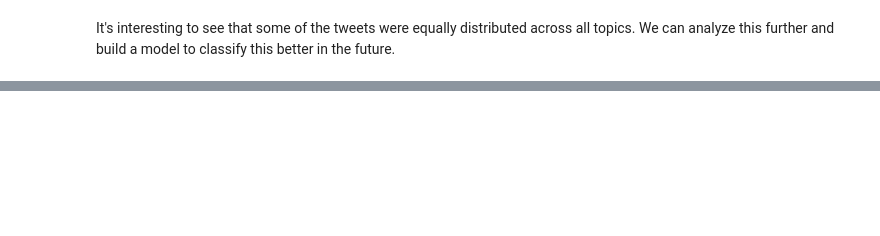
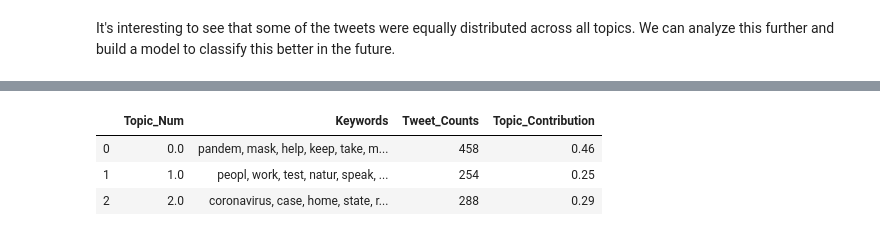
Before and after one commit to ddeeps2610/TopicModeling_COVID19, a Jupyter notebook: src/Topic_Modeling_On_Tweets_Around_COVID19.ipynb, the cells around one changed output, grey strips where cells are left out. Cells and saved outputs as stored; diff of their text form; code cells hidden in the pictures; blank space fills up the shorter version.

```diff
--- a/src/Topic_Modeling_On_Tweets_Around_COVID19.ipynb
+++ b/src/Topic_Modeling_On_Tweets_Around_COVID19.ipynb
@@ -723,0 +790,18 @@ topic_sent.head()
+# %%
+# Number of tweets per topic
+topic_counts = tweet_topics.Dominant_Topic.value_counts()
+topic_counts = topic_counts.rename_axis('Topic_Num').reset_index(name='Tweet_Counts')
+
+# Percentage of tweets for each topic
+topic_counts['Topic_Contribution'] = round(topic_counts.Tweet_Counts /topic_counts.Tweet_Counts.sum(), 2)
+#topic_contribution = round(topic_counts/topic_counts.sum(), 2)
+
+# Topic information.
+topics = topic_sent[['Topic_Num','Keywords']]
+topics = topics.merge(topic_counts, on='Topic_Num', how='left')
+topics
+# %% [output]
+|  | Topic_Num | Keywords | Tweet_Counts | Topic_Contribution |
+| 0 | 0.0 | pandem, mask, help, keep, take, m... | 458 | 0.46 |
+| 1 | 1.0 | peopl, work, test, natur, speak, ... | 254 | 0.25 |
+| 2 | 2.0 | coronavirus, case, home, state, r... | 288 | 0.29 |
```
Also changed, not shown: parts of 23 cells of this notebook, 1 other file.
